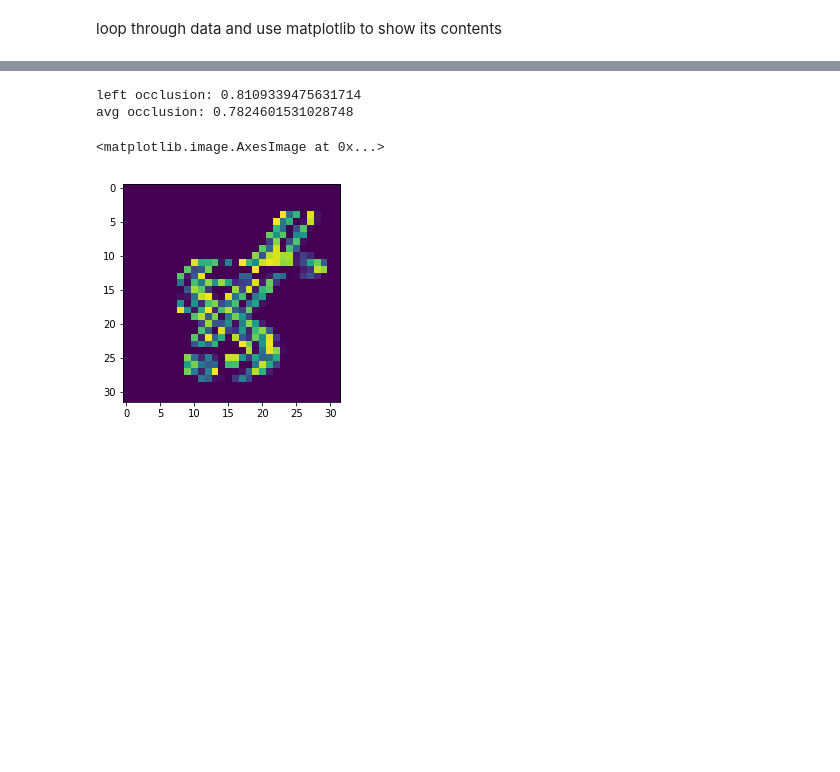
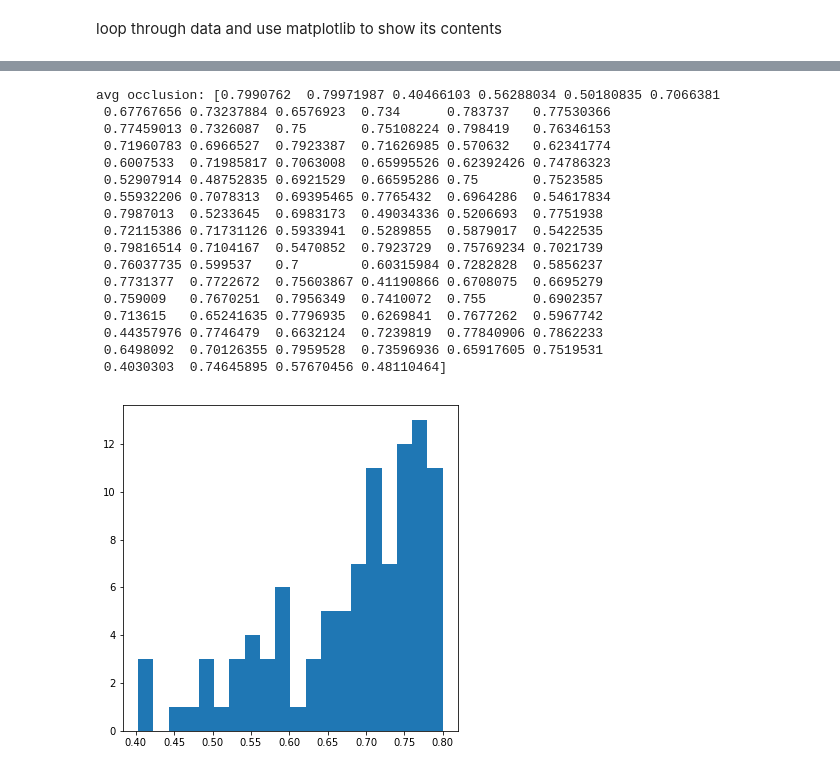
Before and after one commit to mrernst/CAR_flow, a Jupyter notebook: datasets/osmnist/lookat_os-mnist.ipynb, the cells around one changed output, grey strips where cells are left out. Drawn from its saved outputs; the diff is of its cells as text; code cells hidden in the pictures; blank space fills up the shorter version.

```diff
--- a/datasets/osmnist/lookat_os-mnist.ipynb
+++ b/datasets/osmnist/lookat_os-mnist.ipynb
@@ -102,11 +107,25 @@ plt.imshow(np.concatenate([left_bin_segmap, right_bin_segmap], axis=1))
 # %%
-print('left occlusion: {}'.format(occlusion_left))
 print('avg occlusion: {}'.format(occlusion_avg))
+plt.hist(occlusion_avg, bins=20)
+plt.show()
 # %% [output]
-left occlusion: 0.8109339475631714
-avg occlusion: 0.7824601531028748
+avg occlusion: [0.7990762  0.79971987 0.40466103 0.56288034 0.50180835 0.7066381
+ 0.67767656 0.73237884 0.6576923  0.734      0.783737   0.77530366
+ 0.77459013 0.7326087  0.75       0.75108224 0.798419   0.76346153
+ 0.71960783 0.6966527  0.7923387  0.71626985 0.570632   0.62341774
+ 0.6007533  0.71985817 0.7063008  0.65995526 0.62392426 0.74786323
+ 0.52907914 0.48752835 0.6921529  0.66595286 0.75       0.7523585
+ 0.55932206 0.7078313  0.69395465 0.7765432  0.6964286  0.54617834
+ 0.7987013  0.5233645  0.6983173  0.49034336 0.5206693  0.7751938
+ 0.72115386 0.71731126 0.5933941  0.5289855  0.5879017  0.5422535
+ 0.79816514 0.7104167  0.5470852  0.7923729  0.75769234 0.7021739
+ 0.76037735 0.599537   0.7        0.60315984 0.7282828  0.5856237
+ 0.7731377  0.7722672  0.75603867 0.41190866 0.6708075  0.6695279
+ 0.759009   0.7670251  0.7956349  0.7410072  0.755      0.6902357
+ 0.713615   0.65241635 0.7796935  0.6269841  0.7677262  0.5967742
+ 0.44357976 0.7746479  0.6632124  0.7239819  0.77840906 0.7862233
+ 0.6498092  0.70126355 0.7959528  0.73596936 0.65917605 0.7519531
+ 0.4030303  0.74645895 0.57670456 0.48110464]
+[figure, added]
 # %%
-plt.imshow(left_im - right_im)
+# plt.imshow(left_im - right_im)
-# %% [output]
-<matplotlib.image.AxesImage at 0x...>
-[figure, removed]
```
Also changed, not shown: parts of 8 cells of this notebook.
